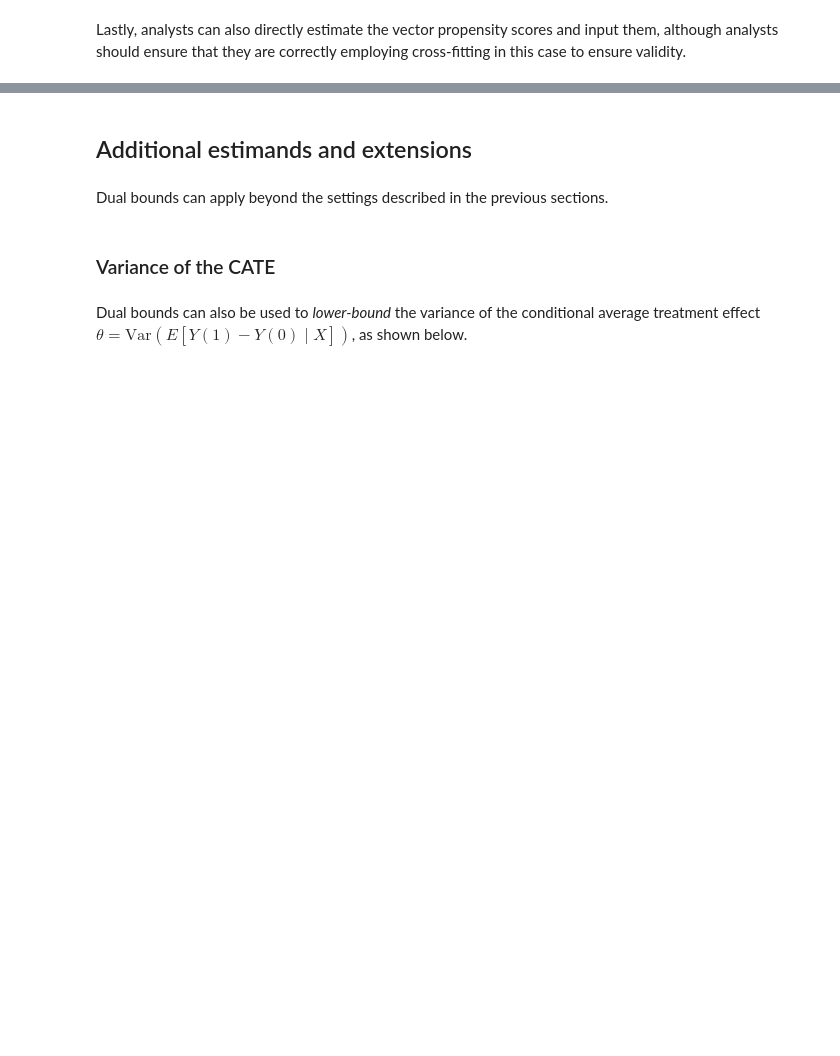
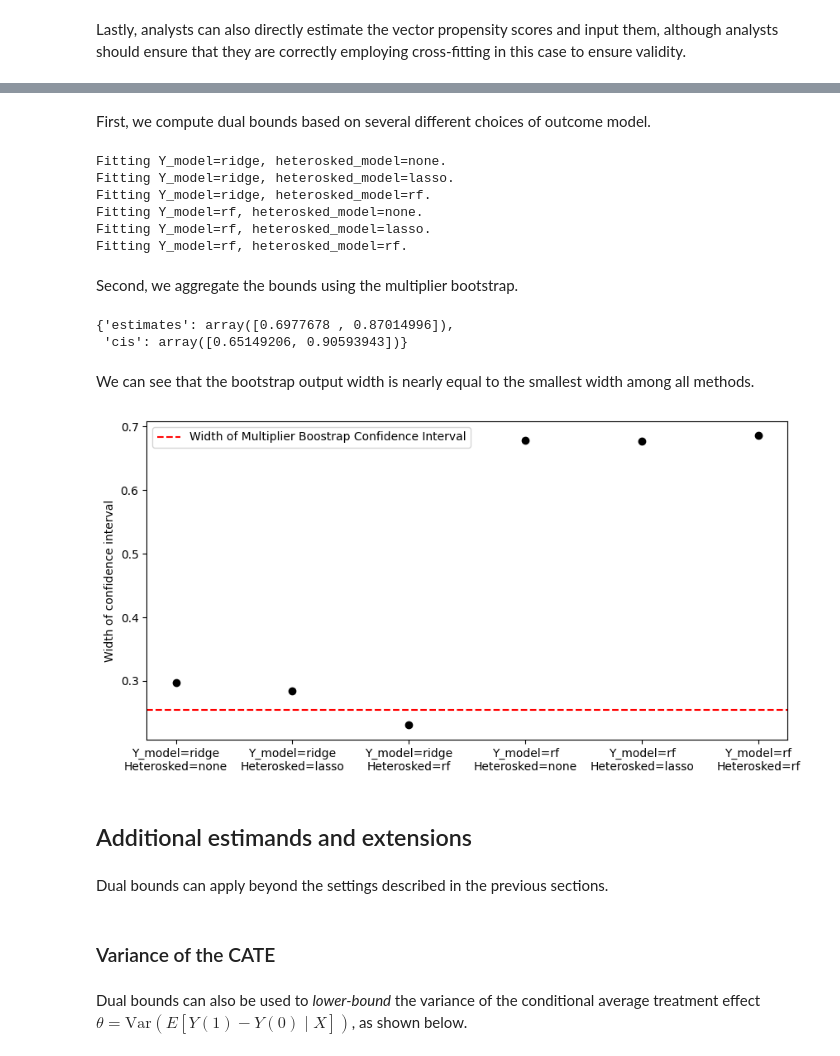
Before and after one commit to amspector100/dualbounds, a Jupyter notebook: docs/tutorials.ipynb, the cells around one changed output, grey strips where cells are left out. Drawn from its saved outputs; the diff is of its cells as text; code cells hidden in the pictures; blank space fills up the shorter version.

```diff
--- a/docs/tutorials.ipynb
+++ b/docs/tutorials.ipynb
@@ -148,6 +171,7 @@ One can also directly input ``sklearn`` classes. For example, below we show how
 import sklearn.ensemble as ensemble
 Y_model = db.dist_reg.BinaryDistReg(
     model_type=ensemble.AdaBoostClassifier,
+    algorithm='SAMME'
 )
 dbnd = DualBounds(
     Y_model=Y_model, # use random forest model
@@ -244,3 +297,64 @@ Lastly, analysts can also directly estimate the vector propensity scores and inp
+# %% [markdown]
+First, we compute dual bounds based on several different choices of outcome model.
+# %%
+# Nominal level
+alpha = 0.1
+# List of dualbounds objects
+db_objects = []
+widths = []
+Y_models = ['ridge', 'rf']
+heterosked_models = ['none', 'lasso', 'rf']
+model_names = []
+for Y_model in Y_models:
+    for heterosked_model in heterosked_models:
+        print(f"Fitting Y_model={Y_model}, heterosked_model={heterosked_model}.")
+        gdb = DualBounds(
+            # data
+            X=data['X'], W=data['W'], pis=data['pis'], y=data['y'],
+            # estimand
+            f=lambda y0, y1, x: y0 < y1,
+            # models
+            Y_model=Y_model,
+            heterosked_model=heterosked_model,
+            eps_dist='laplace',
+        )
+        gdb.compute_dual_bounds(nfolds=3, alpha=alpha, verbose=False)
+        db_objects.append(gdb)
+        widths.append(gdb.cis[1] - gdb.cis[0])
+        model_names.append(f'Y_model={Y_model}\nHeterosked={heterosked_model}')
+# %% [output]
+Fitting Y_model=ridge, heterosked_model=none.
+Fitting Y_model=ridge, heterosked_model=lasso.
+Fitting Y_model=ridge, heterosked_model=rf.
+Fitting Y_model=rf, heterosked_model=none.
+Fitting Y_model=rf, heterosked_model=lasso.
+Fitting Y_model=rf, heterosked_model=rf.
+# %% [markdown]
+Second, we aggregate the bounds using the multiplier bootstrap.
+# %%
+bootstrap_output = db.bootstrap.dualbound_multiplier_bootstrap(db_objects, alpha=alpha)
+bootstrap_output
+# %% [output]
+{'estimates': array([0.6977678 , 0.87014996]),
+ 'cis': array([0.65149206, 0.90593943])}
+# %% [markdown]
+We can see that the bootstrap output width is nearly equal to the smallest width among all methods.
+# %%
+import matplotlib.pyplot as plt
+fig, ax = plt.subplots(figsize=(10, 5))
+bootstrap_width = bootstrap_output['cis'][1] - bootstrap_output['cis'][0]
+ax.scatter(model_names, widths, color='black')
+ax.axhline(
+    bootstrap_width,
+    label='Width of Multiplier Boostrap Confidence Interval',
+    color='red',
+    linestyle='dashed',
+)
+ax.set(ylabel="Width of confidence interval")
+ax.legend()
+plt.show()
+# %% [output]
+[figure, added]
 # %% [markdown]
 ## Additional estimands and extensions
 # %% [markdown]
```
Also changed, not shown: parts of 32 cells of this notebook, 34 other files.
